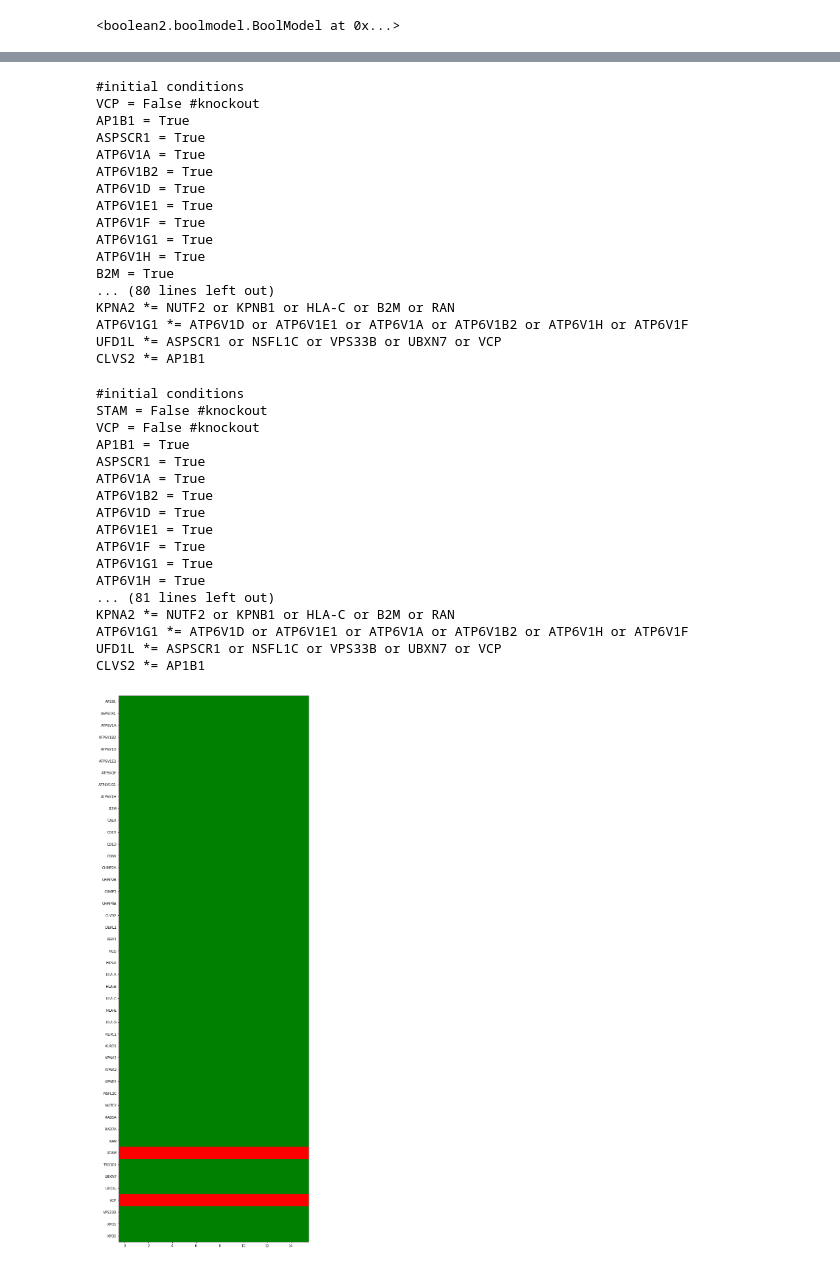
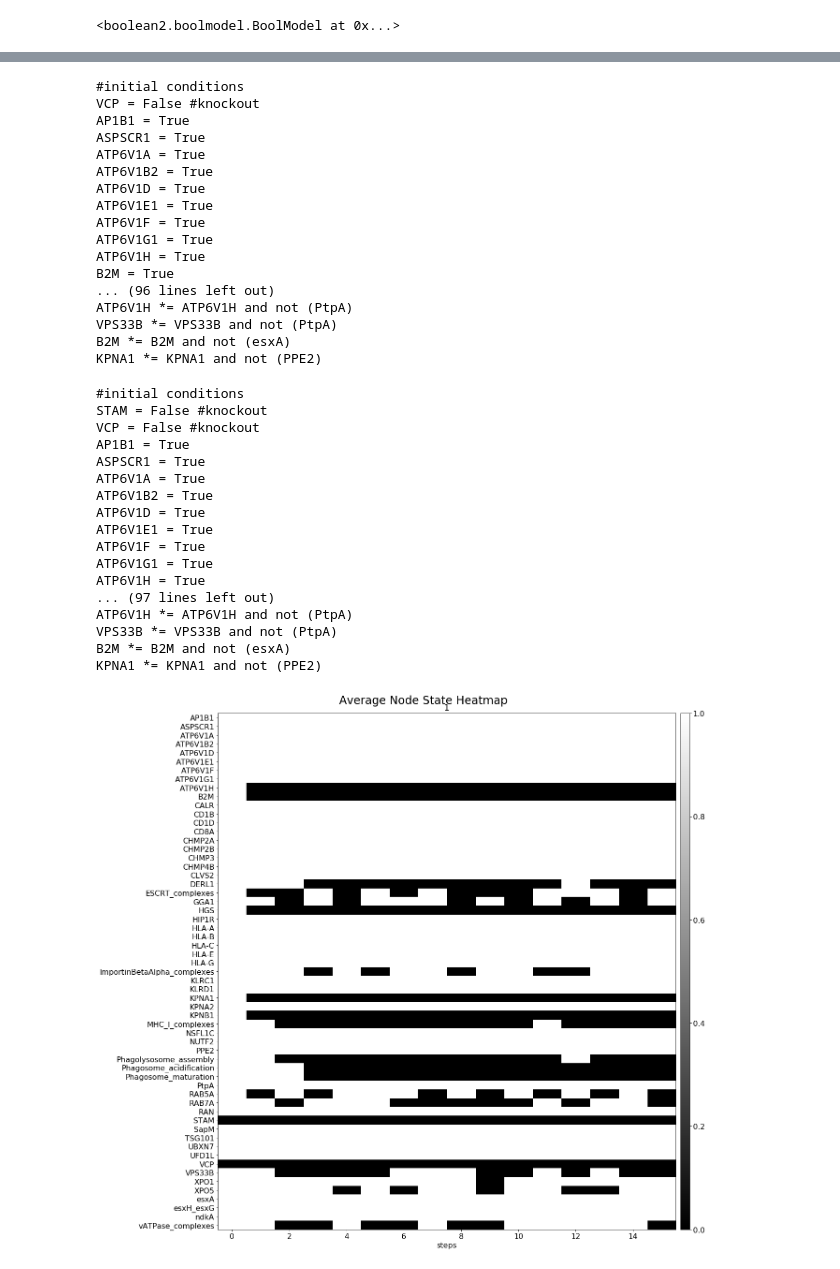
Before and after one commit to charlies-b/rp1, a Jupyter notebook: boolean2_helper.ipynb, the cells around one changed output, grey strips where cells are left out. Cells and saved outputs as stored; diff of their text form; code cells hidden in the pictures.

```diff
--- a/boolean2_helper.ipynb
+++ b/boolean2_helper.ipynb
@@ -30,9 +30,9 @@ def print_model(model): # print node states
     for node in model.data:
         print node, model.data[node]
 # %%
-definition = builder.string2definition('string_model_3_definition.txt')
+definition = builder.string2definition('model_3.txt')
 definition = builder.add_mtb2definition(definition, mtb_edgelist='mtb-edgelist.csv', initial_value=True)
-models = run_model(definition, runs=100, steps=100)
+models = run_model(definition, runs=15, steps=5)
 models
 # %% [output]
 added: ['SapM', 'esxH_esxG', 'ndkA', 'esxA', 'PtpA', 'PPE2']
@@ -103,5 +101,5 @@ index   size
 # %%
-definition = builder.string2definition('string_model_3_definition.txt')
+definition = builder.string2definition('model_3.txt')
 definition = builder.add_mtb2definition(definition, mtb_edgelist='mtb-edgelist.csv', initial_value=True)
 models = run_model(definition, runs=1, steps=100)
 models
@@ -151,5 +144,5 @@ plot_datas([models[0].data, models[1].data], h = 64)
 # %%
-definition = builder.string2definition('string_model_3_definition.txt')
+definition = builder.string2definition('model_3.txt')
 definition = builder.add_mtb2definition(definition, mtb_edgelist='mtb-edgelist.csv', initial_value=True)
 model = run_model(definition, runs=1, steps=100)
 model
@@ -299,11 +279,11 @@ ATP6V1F = True
 ATP6V1G1 = True
 ATP6V1H = True
 B2M = True
-... (80 lines left out)
-KPNA2 *= NUTF2 or KPNB1 or HLA-C or B2M or RAN
-ATP6V1G1 *= ATP6V1D or ATP6V1E1 or ATP6V1A or ATP6V1B2 or ATP6V1H or ATP6V1F
-UFD1L *= ASPSCR1 or NSFL1C or VPS33B or UBXN7 or VCP
-CLVS2 *= AP1B1
+... (96 lines left out)
+ATP6V1H *= ATP6V1H and not (PtpA)
+VPS33B *= VPS33B and not (PtpA)
+B2M *= B2M and not (esxA)
+KPNA1 *= KPNA1 and not (PPE2)
 # %%
 def knockout(definition, knockouts=[]):
     assert isinstance(knockouts, list), "takes list"
@@ -318,27 +298,27 @@ def knockout(definition, knockouts=[]):
 # %%
 new_definition = knockout(definition, ['VCP', 'STAM'])
 print new_definition
 new_model = run_model(new_definition)
-plot_model(new_model)
+plot_maps([new_model.data])
 # %% [output]
 #initial conditions
 STAM = False #knockout
 VCP = False #knockout
 AP1B1 = True
 ASPSCR1 = True
 ATP6V1A = True
 ATP6V1B2 = True
 ATP6V1D = True
 ATP6V1E1 = True
 ATP6V1F = True
 ATP6V1G1 = True
 ATP6V1H = True
-... (81 lines left out)
-KPNA2 *= NUTF2 or KPNB1 or HLA-C or B2M or RAN
-ATP6V1G1 *= ATP6V1D or ATP6V1E1 or ATP6V1A or ATP6V1B2 or ATP6V1H or ATP6V1F
-UFD1L *= ASPSCR1 or NSFL1C or VPS33B or UBXN7 or VCP
-CLVS2 *= AP1B1
+... (97 lines left out)
+ATP6V1H *= ATP6V1H and not (PtpA)
+VPS33B *= VPS33B and not (PtpA)
+B2M *= B2M and not (esxA)
+KPNA1 *= KPNA1 and not (PPE2)
-[figure, old version]
+[figure, new version]
 # %%
 # comment relevent lines
 for line in definition.split('\n'):
```
Also changed, not shown: parts of 13 cells of this notebook.
